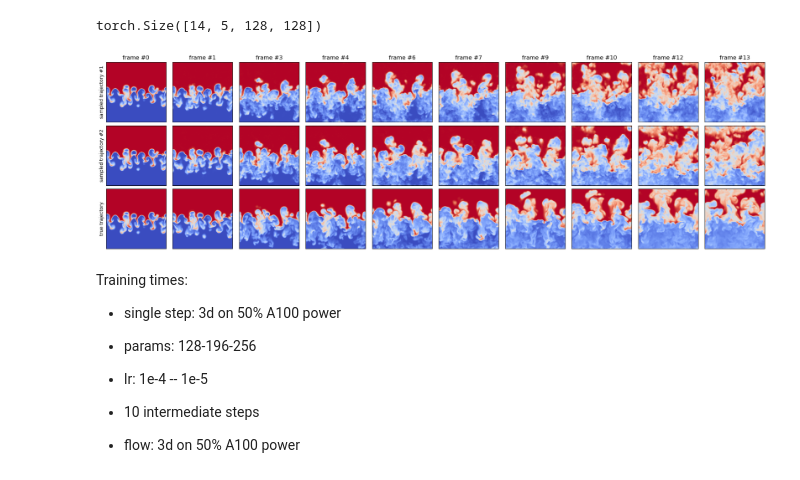
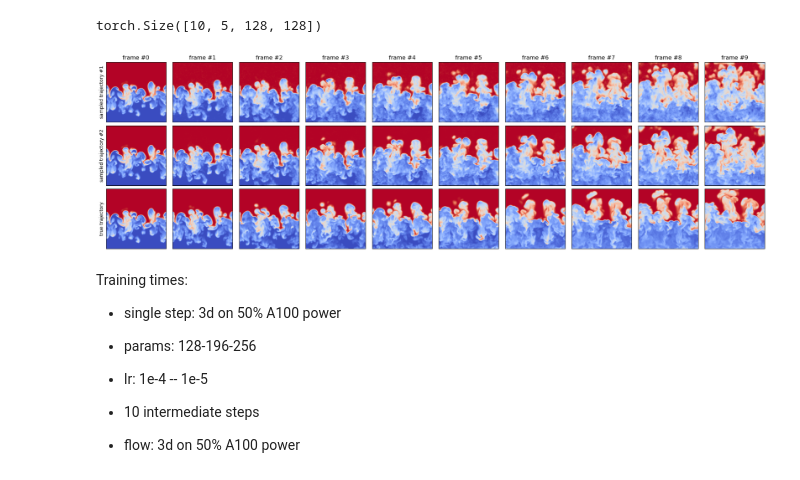
Before and after one commit to graps1/flow-matching-for-time-series, a Jupyter notebook: src/fmfts/experiments/rti3d_sliced/visualization.ipynb, the cells around one changed output. Cells and saved outputs as stored; diff of their text form; code cells hidden in the pictures.

```diff
--- a/src/fmfts/experiments/rti3d_sliced/visualization.ipynb
+++ b/src/fmfts/experiments/rti3d_sliced/visualization.ipynb
@@ -23,20 +22,26 @@ dataset_test = DatasetSlicedRTI3D(mode="test", **params["dataset"]["kwargs"])
 # %%
 # demonstrates how one can predict a single sample
 y, x = dataset_test.get(0, 80, 64, sequence_len=2)
-x_pred = velocity.sample(y[None], steps=20, method="midpoint")
-# x_pred = single_step.sample(y[None])
-# x_pred = flow.sample(y[None], steps=1)
+x0 = velocity.p0.sample(y[None].shape).to(y.device)
+x_pred  = flow.sample(y[None], x0=x0, steps=100 )
+x_pred1 = flow.sample(y[None], x0=x0, steps=10  )
+x_pred2 = flow.sample(y[None], x0=x0, steps=1   )
+x_pred3 = single_step.sample(y[None], x0=x0     )
 
 # plotting
-fig, ax = plt.subplots(1, 3, figsize=(3*3, 3))
+fig, ax = plt.subplots(1, 6, figsize=(6*3, 3))
 dataset_test.plot(y, ax[0])
 dataset_test.plot(x, ax[1])
 dataset_test.plot(x_pred, ax[2])
-ax[0].set_title("x(t) from trajectory")
-ax[1].set_title("x(t+dt) from trajectory")
-ax[2].set_title("x(t+dt) sampled from model")
-for i in range(3):
-    ax[i].set_xticks([])
-    ax[i].set_yticks([])
+dataset_test.plot(x_pred1, ax[3])
+dataset_test.plot(x_pred2, ax[4])
+dataset_test.plot(x_pred3, ax[5])
+ax[0].set_title("x(t) ~ trajectory")
+ax[1].set_title("x(t+dt) ~ trajectory")
+ax[2].set_title("x(t+dt) ~ flow (100)")
+ax[3].set_title("x(t+dt) ~ flow (10)")
+ax[4].set_title("x(t+dt) ~ flow (1)")
+ax[5].set_title("x(t+dt) ~ single step (1)")
+for i in range(len(ax)): ax[i].axis("off")
 plt.show()
 # %% [output]
@@ -44,46 +49,52 @@ plt.show()
 # %%
 # demonstrates how one can generate multiple trajectories
 n_trajectories = 2
-n_predictions = 15
-y = dataset_test.get(0, 50, 0, sequence_len=n_predictions)
+n_predictions = 10
+y = dataset_test.get(0, 60, 0, sequence_len=n_predictions)
 print(y.shape)
 
 xs = torch.empty(n_predictions, n_trajectories, *y.shape[1:])
 xs[0,:] = y[0].clone()
 for k in range(n_predictions-1):
     # xs[k+1,0,None] = flow.sample(xs[k,0,None], steps=1)
-    xs[k+1,0,None] = velocity.sample(xs[k,0,None], steps=20, method="midpoint")
-    xs[k+1,1,None] = velocity.sample(xs[k,1,None], steps=20, method="midpoint")
+    # xs[k+1,0,None] = velocity.sample(xs[k,0,None], steps=50, method="euler")
+    # xs[k+1,1,None] = velocity.sample(xs[k,1,None], steps=50, method="euler")
+    x0 = flow.p0.sample(xs[k,0,None].shape).to(xs.device)
+    xs[k+1,0,None] = flow.sample(xs[k,0,None], x0=x0, steps=1)
+    # xs[k+1,1,None] = flow.sample(xs[k,1,None], x0=x0, steps=1)
+    # xs[k+1,1,None] = single_step.sample(xs[k,1,None], x0=x0)
+    xs[k+1,1,None] = flow.sample(xs[k,1,None], x0=x0, steps=50)
+    # xs[k+1,1,None] = velocity.sample(xs[k,1,None], x0=x0, steps=50, method="midpoint")
     # xs[k+1] = single_step.sample(xs[k])
 
 # plotting
 n_plots   = 10
 
 fig, ax = plt.subplots(n_trajectories + 1, n_plots, figsize=(n_plots*2, (n_trajectories+1)*2))
 for k in range(n_trajectories):
     for i in range(n_plots):
         l = i * n_predictions // n_plots
         dataset_test.plot(xs[l, k], ax[k, i])
         ax[k, i].set_xticks([])
         ax[k, i].set_yticks([])
     ax[k,0].set_ylabel(f"sampled trajectory #{k+1}")
 
 for i in range(n_plots):
     l = i * n_predictions // n_plots
     if l < len(y):
         dataset_test.plot(y[l], ax[-1, i])
         ax[-1, i].set_xticks([])
         ax[-1, i].set_yticks([])
     else:
         ax[-1, i].remove()
     ax[0, i].set_title(f"frame #{l}")
 ax[-1, 0].set_ylabel("true trajectory")
 
 plt.tight_layout()
 plt.show()
 # %% [output]
-torch.Size([14, 5, 128, 128])
+torch.Size([10, 5, 128, 128])
-[figure, old version]
+[figure, new version]
 # %% [markdown]
 Training times:
 - single step: 3d on 50% A100 power
```
Also changed, not shown: parts of 2 cells of this notebook, 11 other files.
